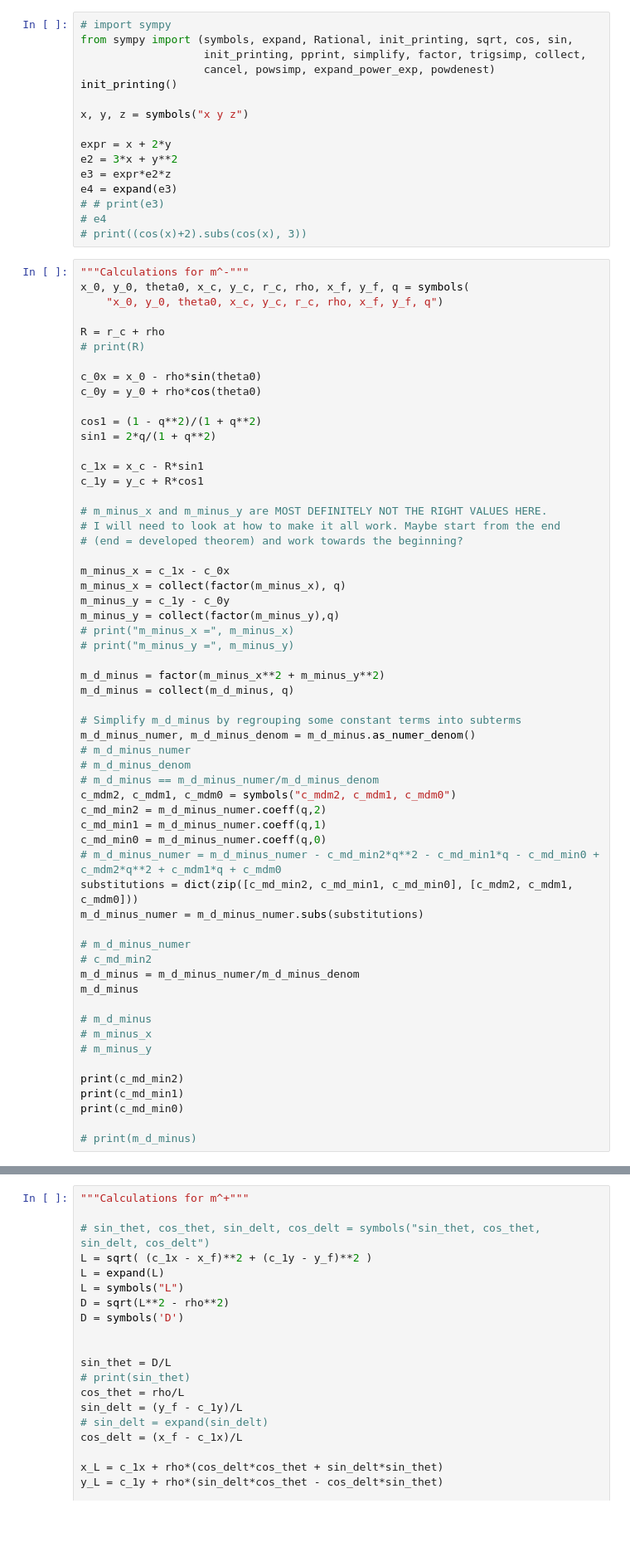
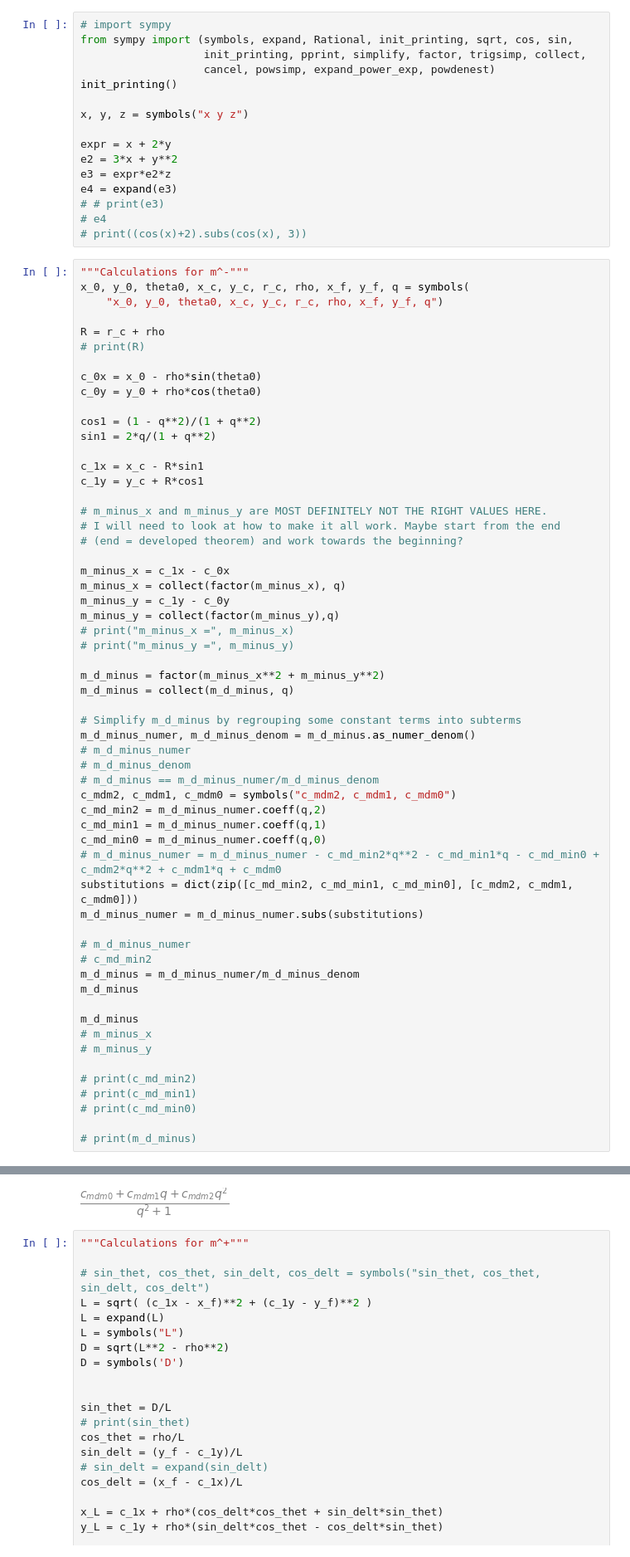
Before and after one commit to emilemarcotte/dubins2circle2set, a Jupyter notebook: LRLS_sympy.ipynb, the cells around one changed output, grey strips where cells are left out. Shown at 83% size. Cells and saved outputs as stored; diff of their text form; blank space fills up the shorter version.

```diff
--- a/LRLS_sympy.ipynb
+++ b/LRLS_sympy.ipynb
@@ -63,13 +63,13 @@ m_d_minus_numer = m_d_minus_numer.subs(substitutions)
 m_d_minus = m_d_minus_numer/m_d_minus_denom
 m_d_minus
 
-# m_d_minus
+m_d_minus
 # m_minus_x
 # m_minus_y
 
-print(c_md_min2)
-print(c_md_min1)
-print(c_md_min0)
+# print(c_md_min2)
+# print(c_md_min1)
+# print(c_md_min0)
 
 # print(m_d_minus)
 # %% [output]
@@ -79,3 +76,4 @@ r_c**2 - 2*r_c*rho*cos(theta0) + 2*r_c*rho - 2*r_c*y_0 + 2*r_c*y_c + rho**2*sin(
+[figure, added]
 # %%
 """Calculations for m^+"""
 
```
Also changed, not shown: parts of 1 cell of this notebook, 1 other file.
